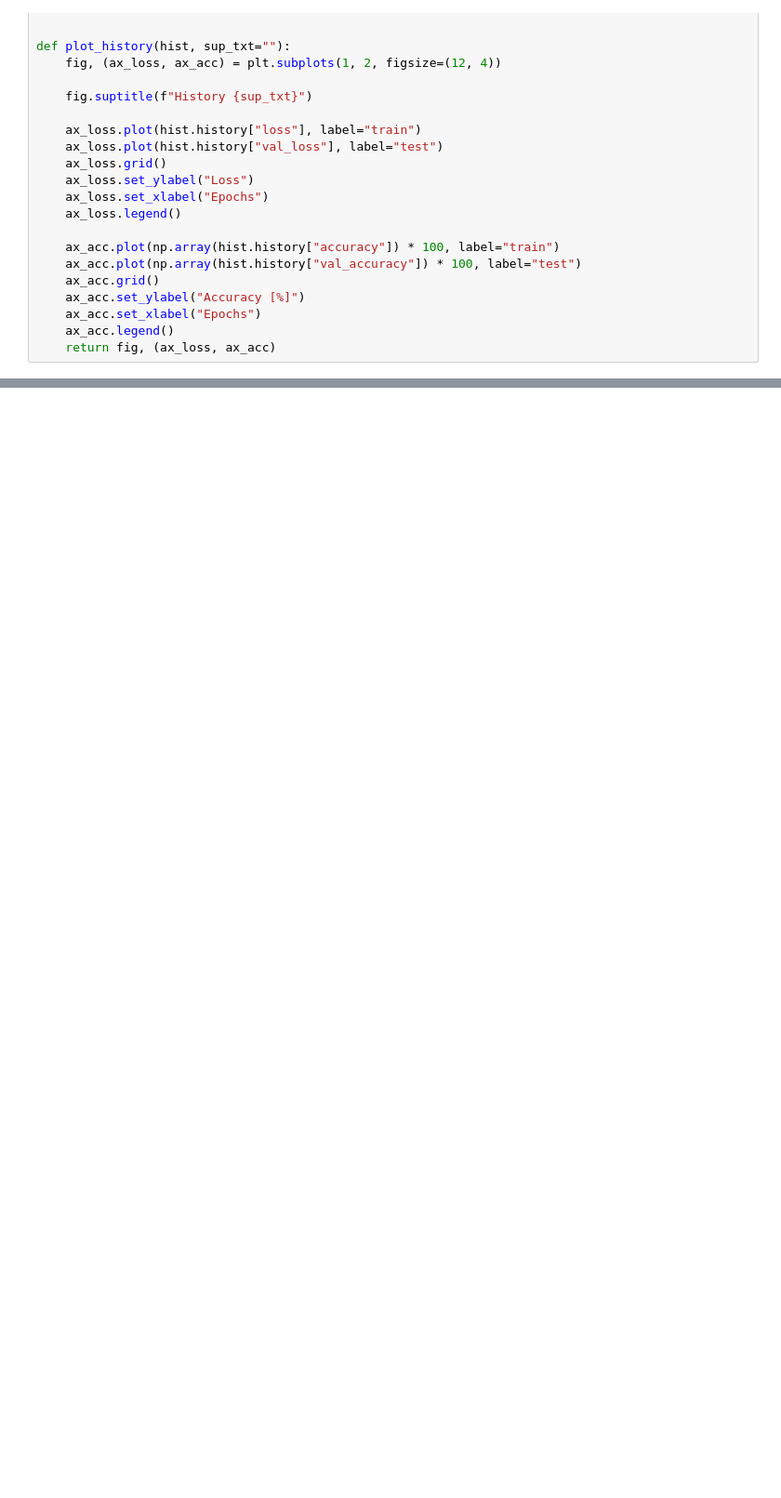
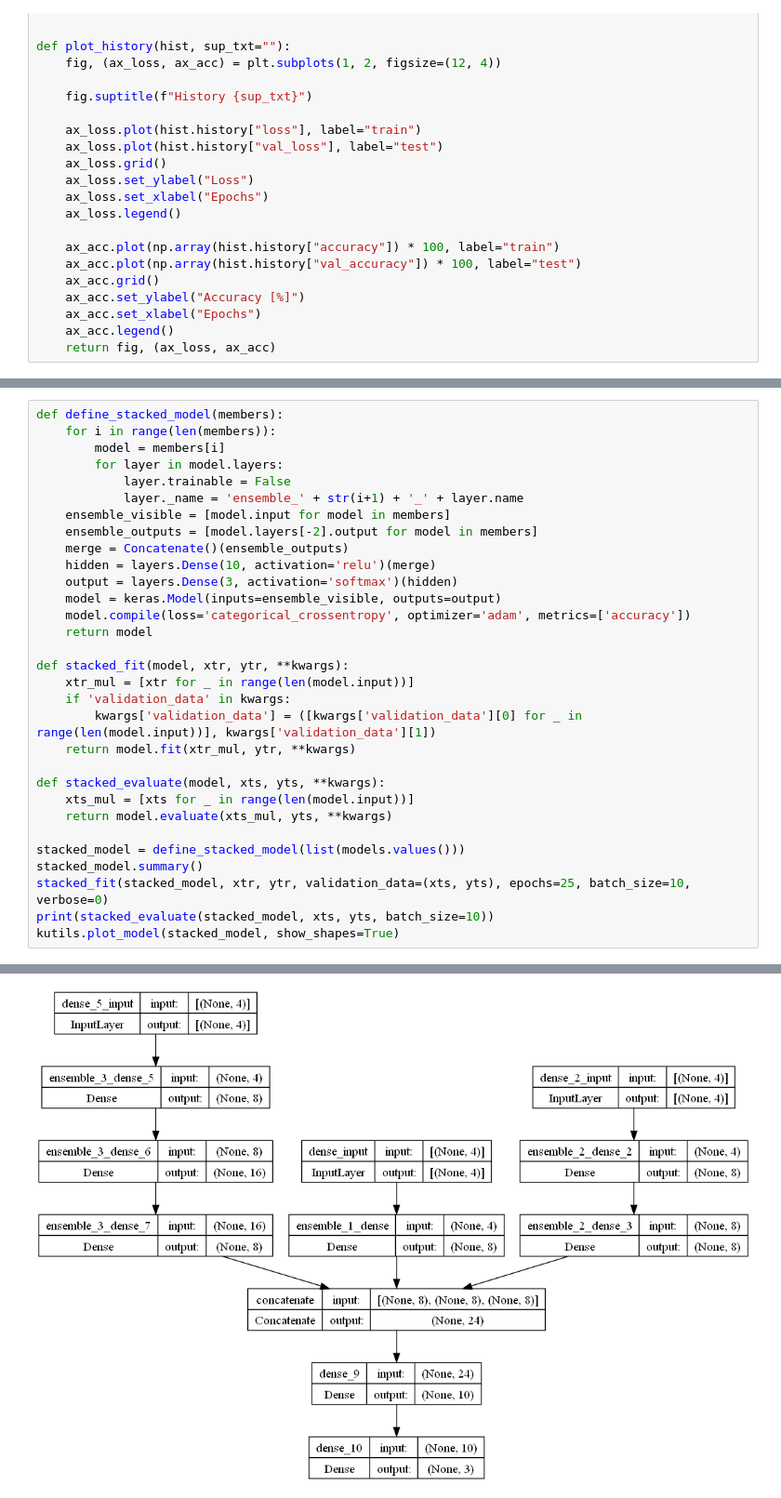
Before and after one commit to Ichtiostega/masters-project, a Jupyter notebook: MastersProject.ipynb, the cells around one changed output, grey strips where cells are left out. Shown: that part at 93% size. Cells and saved outputs as stored; diff of their text form; blank space fills up the shorter version.

Commit message:
First stacked example. Basic framework ready.

```diff
--- a/MastersProject.ipynb
+++ b/MastersProject.ipynb
@@ -88,0 +103,32 @@ hists = {
+# %%
+def define_stacked_model(members):
+    for i in range(len(members)):
+        model = members[i]
+        for layer in model.layers:
+            layer.trainable = False
+            layer._name = 'ensemble_' + str(i+1) + '_' + layer.name
+    ensemble_visible = [model.input for model in members]
+    ensemble_outputs = [model.layers[-2].output for model in members]
+    merge = Concatenate()(ensemble_outputs)
+    hidden = layers.Dense(10, activation='relu')(merge)
+    output = layers.Dense(3, activation='softmax')(hidden)
+    model = keras.Model(inputs=ensemble_visible, outputs=output)
+    model.compile(loss='categorical_crossentropy', optimizer='adam', metrics=['accuracy'])
+    return model
+
+def stacked_fit(model, xtr, ytr, **kwargs):
+    xtr_mul = [xtr for _ in range(len(model.input))]
+    if 'validation_data' in kwargs:
+        kwargs['validation_data'] = ([kwargs['validation_data'][0] for _ in range(len(model.input))], kwargs['validation_data'][1])
+    return model.fit(xtr_mul, ytr, **kwargs)
+
+def stacked_evaluate(model, xts, yts, **kwargs):
+    xts_mul = [xts for _ in range(len(model.input))]
+    return model.evaluate(xts_mul, yts, **kwargs)
+
+stacked_model = define_stacked_model(list(models.values()))
+stacked_model.summary()
+stacked_fit(stacked_model, xtr, ytr, validation_data=(xts, yts), epochs=25, batch_size=10, verbose=0)
+print(stacked_evaluate(stacked_model, xts, yts, batch_size=10))
+kutils.plot_model(stacked_model, show_shapes=True)
+# %% [output]
@@ -88,0 +152 @@ hists = {
+[figure, added]
```
Also changed, not shown: parts of 7 cells of this notebook.
